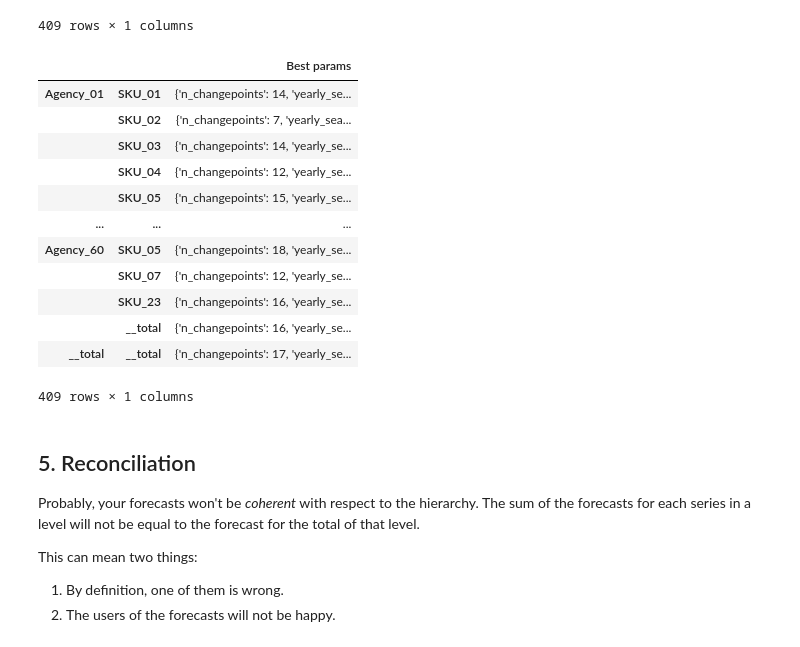
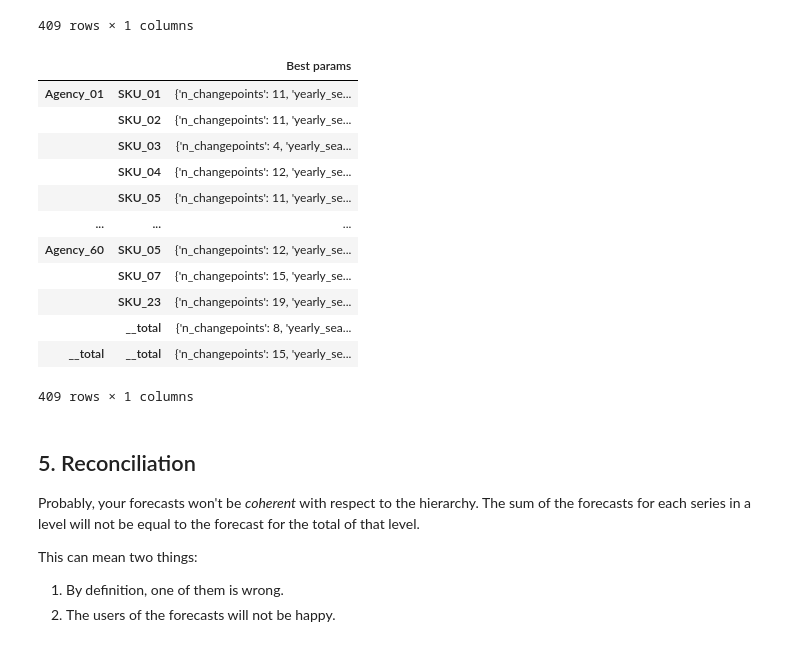
Before and after one commit to sktime/sktime-tutorial-euroscipy2024, a Jupyter notebook: notebooks/02_hierarchical_forecasting.ipynb, the cells around one changed output. Saved outputs shown, nothing was run; the diff lists cells and outputs as text; code cells hidden in the pictures.

```diff
--- a/notebooks/02_hierarchical_forecasting.ipynb
+++ b/notebooks/02_hierarchical_forecasting.ipynb
@@ -231,19 +256,18 @@ Below, we tune some hyperparameters for demonstration purposes, with few evaluat
 # %%
-from sktime.forecasting.model_selection import (ForecastingOptunaSearchCV)
-from sktime.split import ExpandingWindowSplitter
-from optuna.distributions import CategoricalDistribution, IntUniformDistribution, LogUniformDistribution
-
-cv = ExpandingWindowSplitter(fh=[0,1,2,3], initial_window=36, step_length=12)
+cv = ExpandingWindowSplitter(fh=[0, 1, 2, 3], initial_window=36, step_length=12)
 
 tuning_model = ForecastingOptunaSearchCV(
     forecaster=Prophet(freq="Q"),
-    param_grid={"n_changepoints":IntUniformDistribution(2,20),
-                "yearly_seasonality":CategoricalDistribution([True, False]),
-                "seasonality_mode":CategoricalDistribution(["additive", "multiplicative"]),
-                "changepoint_prior_scale":LogUniformDistribution(0.0001, 0.01),
-                "seasonality_prior_scale":LogUniformDistribution(0.0001, 10),},
+    param_grid={
+        "n_changepoints": IntUniformDistribution(2, 20),
+        "yearly_seasonality": CategoricalDistribution([True, False]),
+        "seasonality_mode": CategoricalDistribution(["additive", "multiplicative"]),
+        "changepoint_prior_scale": LogUniformDistribution(0.0001, 0.01),
+        "seasonality_prior_scale": LogUniformDistribution(0.0001, 10),
+    },
     cv=cv,
-    n_evals=2
+    scoring=MeanSquaredScaledError(multilevel="uniform_average"),
+    n_evals=2,
 )
 
 tuning_model.fit(y_train)
@@ -326,20 +366,25 @@ tune_by_level.forecasters_
 | __total | __total | ForecastByLevel(forecaster=Foreca... |
 409 rows × 1 columns
 # %%
-tune_by_level.forecasters_.forecasters.apply(lambda x: x.forecaster_.best_params_).to_frame("Best params")
+def get_best_params_for_each_series(fitted_forecaster):
+    return fitted_forecaster.forecasters_.forecasters.apply(
+        lambda x: x.forecaster_.best_params_
+        ).to_frame("Best params")
+
+get_best_params_for_each_series(tune_by_level)
 # %% [output]
 |  |  | Best params |
-| Agency_01 | SKU_01 | {'n_changepoints': 14, 'yearly_se... |
-|  | SKU_02 | {'n_changepoints': 7, 'yearly_sea... |
-|  | SKU_03 | {'n_changepoints': 14, 'yearly_se... |
+| Agency_01 | SKU_01 | {'n_changepoints': 11, 'yearly_se... |
+|  | SKU_02 | {'n_changepoints': 11, 'yearly_se... |
+|  | SKU_03 | {'n_changepoints': 4, 'yearly_sea... |
 |  | SKU_04 | {'n_changepoints': 12, 'yearly_se... |
-|  | SKU_05 | {'n_changepoints': 15, 'yearly_se... |
+|  | SKU_05 | {'n_changepoints': 11, 'yearly_se... |
 | ... | ... | ... |
-| Agency_60 | SKU_05 | {'n_changepoints': 18, 'yearly_se... |
-|  | SKU_07 | {'n_changepoints': 12, 'yearly_se... |
-|  | SKU_23 | {'n_changepoints': 16, 'yearly_se... |
-|  | __total | {'n_changepoints': 16, 'yearly_se... |
-| __total | __total | {'n_changepoints': 17, 'yearly_se... |
+| Agency_60 | SKU_05 | {'n_changepoints': 12, 'yearly_se... |
+|  | SKU_07 | {'n_changepoints': 15, 'yearly_se... |
+|  | SKU_23 | {'n_changepoints': 19, 'yearly_se... |
+|  | __total | {'n_changepoints': 8, 'yearly_sea... |
+| __total | __total | {'n_changepoints': 15, 'yearly_se... |
 409 rows × 1 columns
 # %% [markdown]
 ## 5. Reconciliation
```
Also changed, not shown: parts of 34 cells of this notebook, 4 other files.
